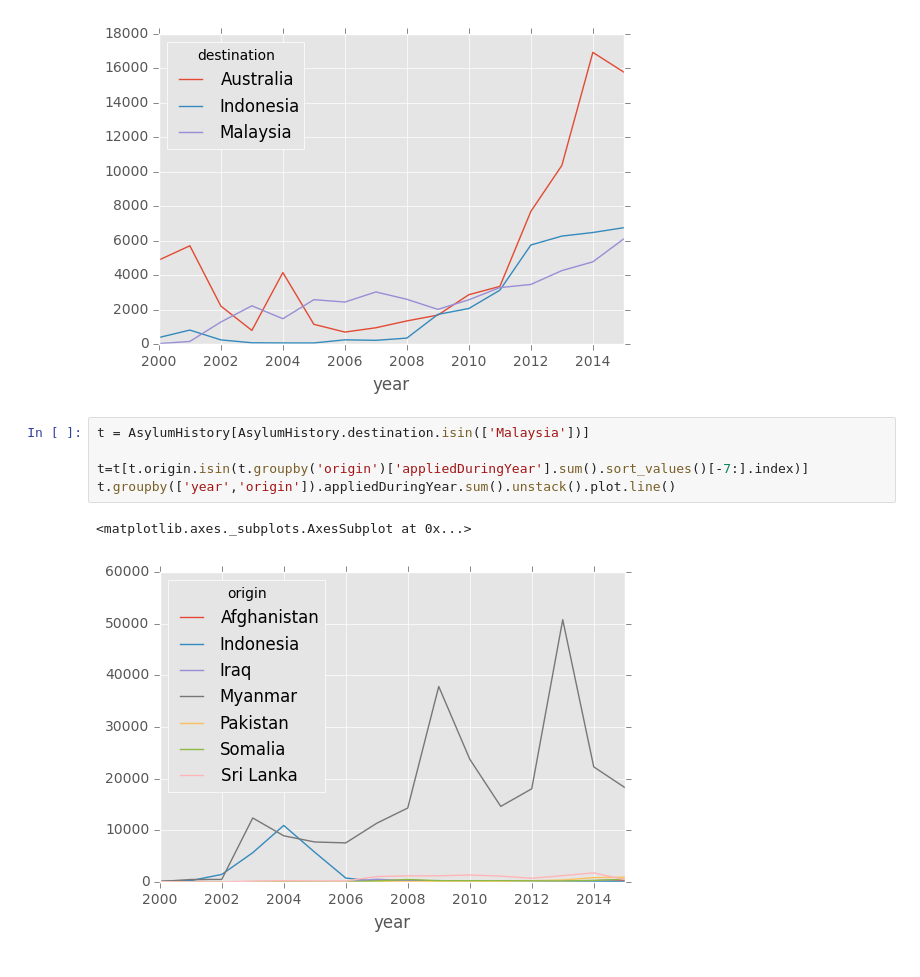
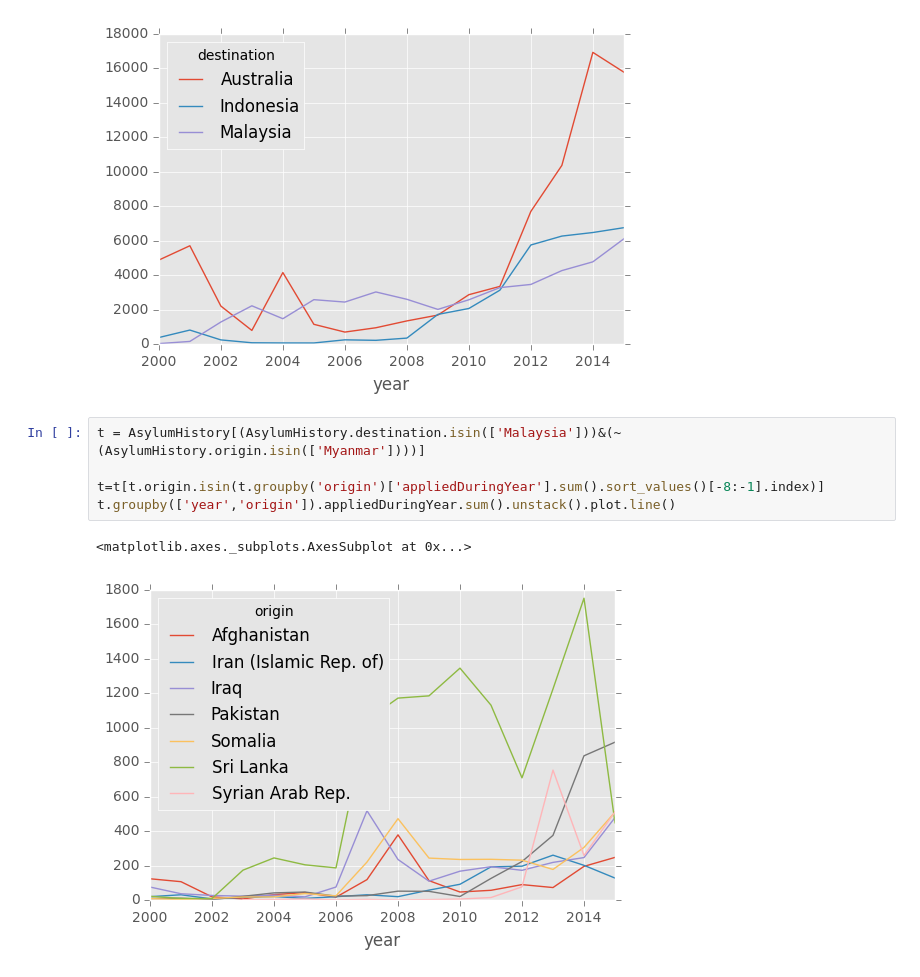
Before and after one commit to kebuhcah/DataViz0, a Jupyter notebook: story1data/unhcr_stats.ipynb, the cells around one changed output. Saved outputs shown, nothing was run; the diff lists cells and outputs as text.

```diff
--- a/story1data/unhcr_stats.ipynb
+++ b/story1data/unhcr_stats.ipynb
@@ -78,10 +78,10 @@ t.groupby(['year','destination']).totalYearEnd.sum().unstack().plot.line()
 [figure]
 [figure]
 # %%
-t = AsylumHistory[AsylumHistory.destination.isin(['Malaysia'])]
+t = AsylumHistory[(AsylumHistory.destination.isin(['Malaysia']))&(~(AsylumHistory.origin.isin(['Myanmar'])))]
 
-t=t[t.origin.isin(t.groupby('origin')['appliedDuringYear'].sum().sort_values()[-7:].index)]
+t=t[t.origin.isin(t.groupby('origin')['appliedDuringYear'].sum().sort_values()[-8:-1].index)]
 t.groupby(['year','origin']).appliedDuringYear.sum().unstack().plot.line()
 # %% [output]
 <matplotlib.axes._subplots.AxesSubplot at 0x...>
-[figure, old version]
+[figure, new version]
```
Also changed, not shown: parts of 2 cells of this notebook.
